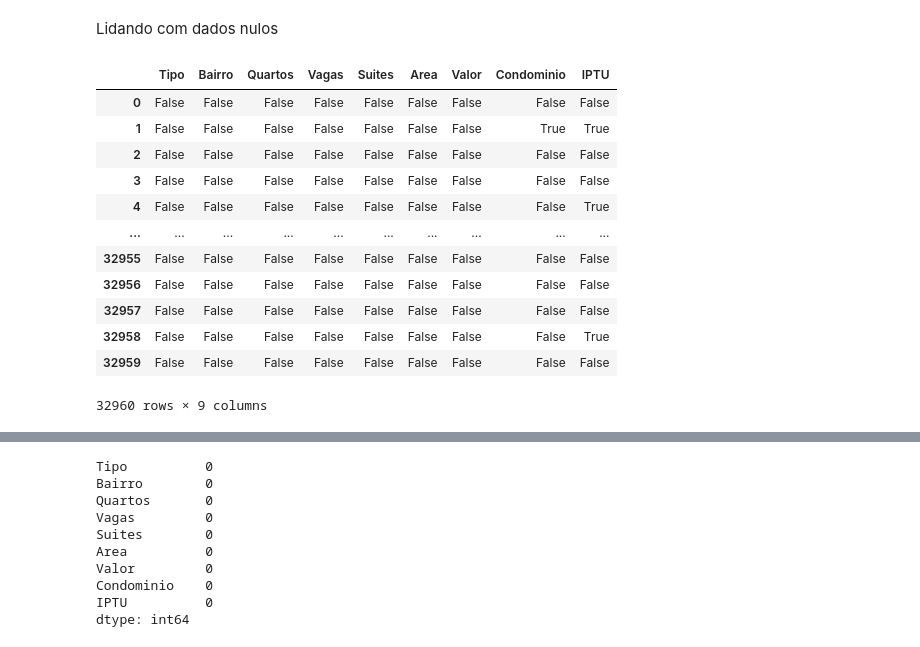
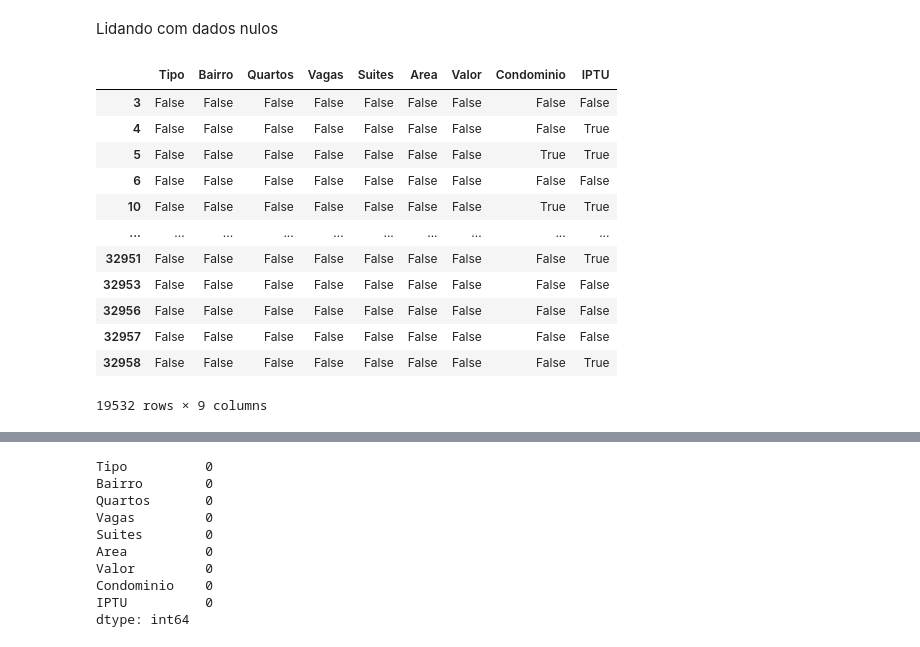
Before and after one commit to felipebocajr/Python-para-dados, a Jupyter notebook: pandas/pandas_alura.ipynb, the cells around one changed output, grey strips where cells are left out. Drawn from its saved outputs; the diff is of its cells as text; code cells hidden in the pictures.

```diff
--- a/pandas/pandas_alura.ipynb
+++ b/pandas/pandas_alura.ipynb
@@ -413,20 +413,20 @@ apartamentos_valores.plot(kind='barh', figsize=(12, 8), color='red')
 Lidando com dados nulos
 # %%
 #retorna todas as linhas, indicando se os valores são nulos ou não
-alugueis.isnull()
+apartamentos.isnull()
 # %% [output]
 |  | Tipo | Bairro | Quartos | Vagas | Suites | Area | Valor | Condominio | IPTU |
-| 0 | False | False | False | False | False | False | False | False | False |
-| 1 | False | False | False | False | False | False | False | True | True |
-| 2 | False | False | False | False | False | False | False | False | False |
 | 3 | False | False | False | False | False | False | False | False | False |
 | 4 | False | False | False | False | False | False | False | False | True |
+| 5 | False | False | False | False | False | False | False | True | True |
+| 6 | False | False | False | False | False | False | False | False | False |
+| 10 | False | False | False | False | False | False | False | True | True |
 | ... | ... | ... | ... | ... | ... | ... | ... | ... | ... |
-| 32955 | False | False | False | False | False | False | False | False | False |
+| 32951 | False | False | False | False | False | False | False | False | True |
+| 32953 | False | False | False | False | False | False | False | False | False |
 | 32956 | False | False | False | False | False | False | False | False | False |
 | 32957 | False | False | False | False | False | False | False | False | False |
 | 32958 | False | False | False | False | False | False | False | False | True |
-| 32959 | False | False | False | False | False | False | False | False | False |
-32960 rows × 9 columns
+19532 rows × 9 columns
 # %%
 #mostra a quantidade total de valores nulos por coluna
```
Also changed, not shown: parts of 35 cells of this notebook, 3 other files.
